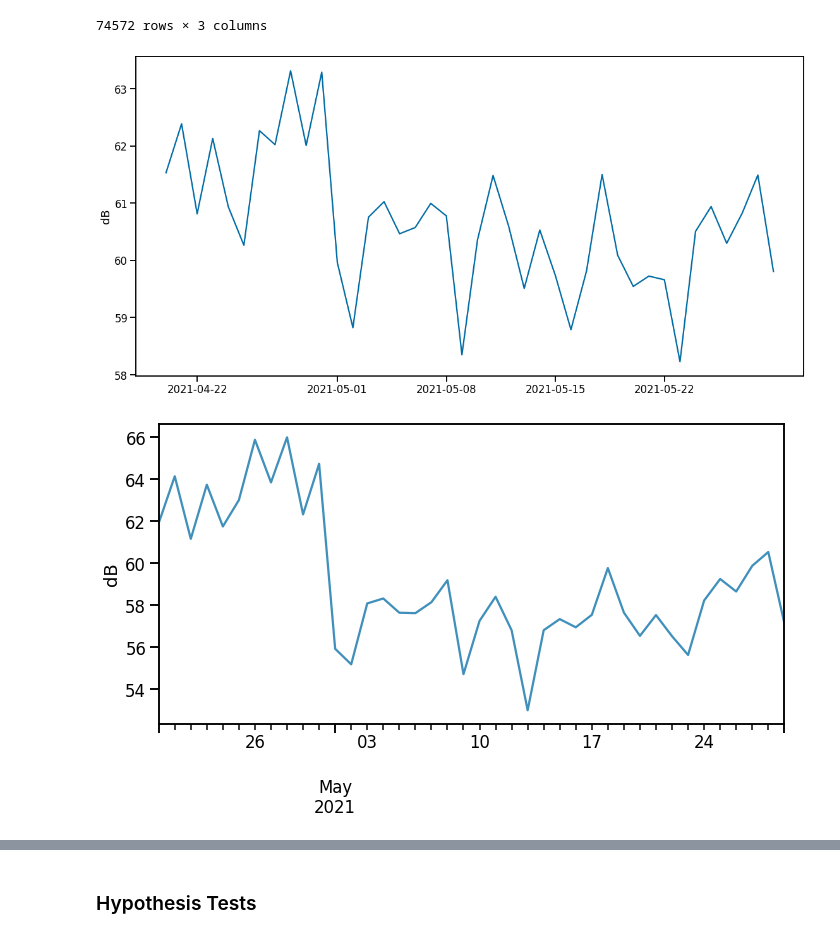
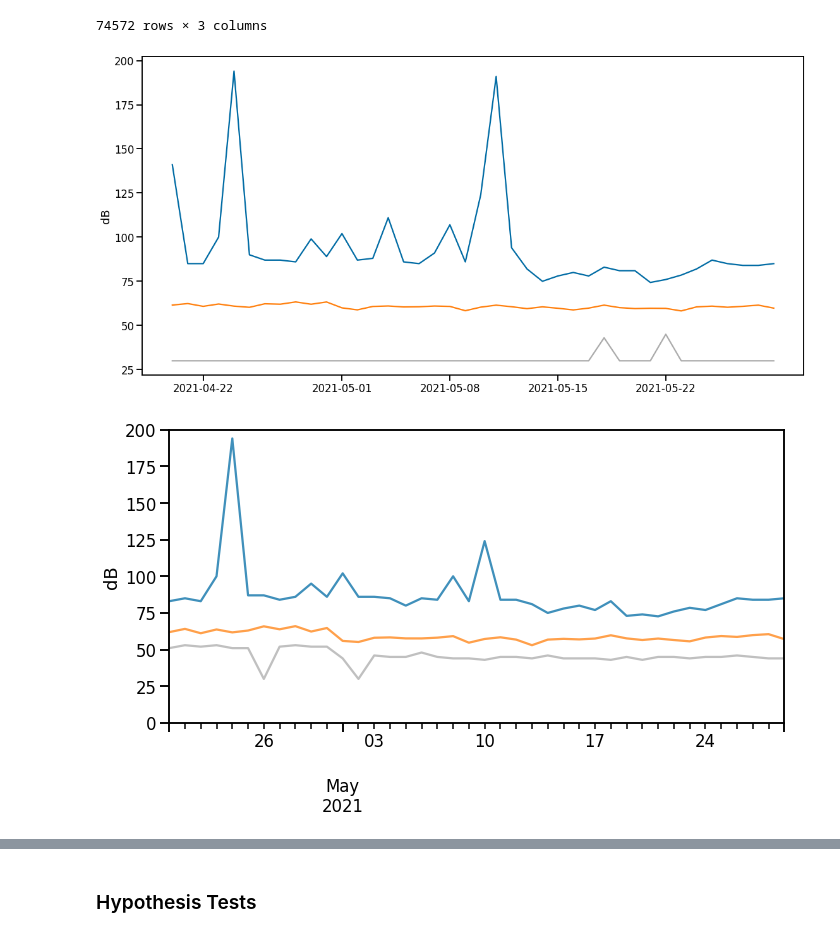
Before and after one commit to Promeos/Smart_San_Antonio, a Jupyter notebook: MVP.ipynb, the cells around one changed output, grey strips where cells are left out. Cells and saved outputs as stored; diff of their text form; code cells hidden in the pictures.

```diff
--- a/MVP.ipynb
+++ b/MVP.ipynb
@@ -15,7 +15,6 @@ import folium.plugins as plugins
 
 import src
 
-sns.set_context('talk')
 plt.style.use('tableau-colorblind10')
 # %% [markdown]
 ## Acquire
@@ -235,19 +234,21 @@ noise
 sns.set_context('talk')
 
 plt.figure(figsize=(16, 8))
-plt.plot(noise.resample('D').mean())
+plt.plot(noise.resample('D').agg(['max', 'mean', 'min']))
 
 plt.xlabel('')
 plt.ylabel('dB')
 plt.tight_layout();
 # %% [output]
-[figure, old version]
+[figure, new version]
 # %%
-noise[noise.zone=='Brooks'].resample('D').mean().plot(figsize=(10, 6), alpha=.75, legend=False)
+noise[noise.zone=='Brooks'].resample('D').agg(['max', 'mean', 'min']).plot(figsize=(10, 6), alpha=.75, legend=False)
 
 plt.xlabel('')
 plt.ylabel('dB')
+
+plt.ylim(0, 200)
 plt.tight_layout();
 # %% [output]
-[figure, old version]
+[figure, new version]
 # %%
```
Also changed, not shown: parts of 2 cells of this notebook, 11 other files.
